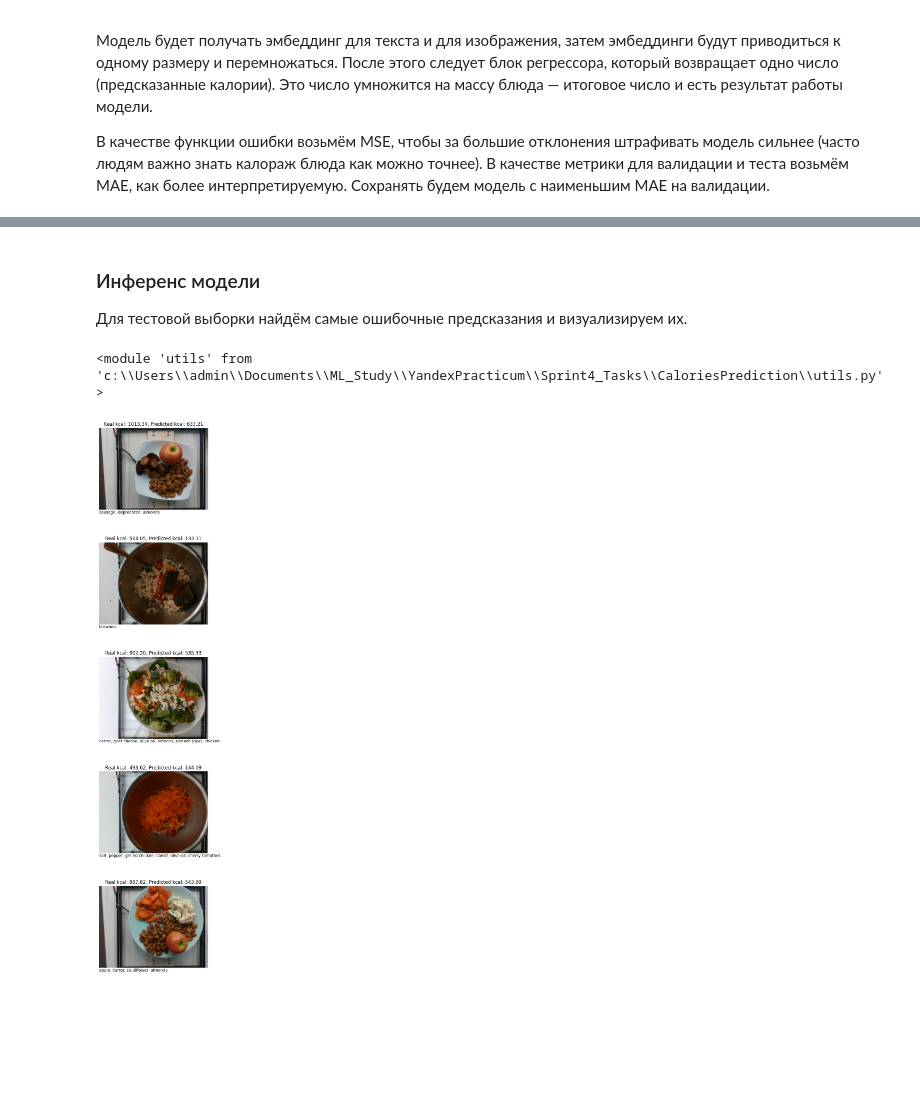
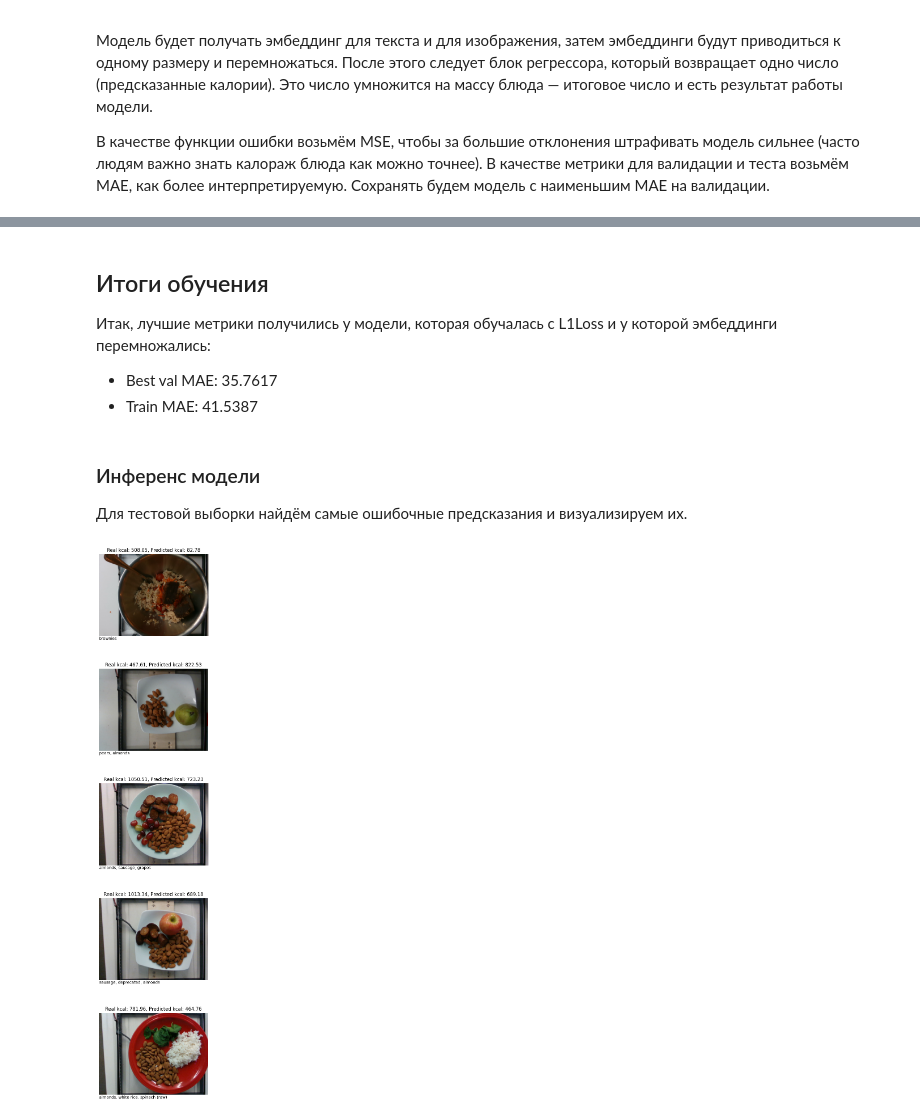
Before and after one commit to Valoisa/Calories_prediction, a Jupyter notebook: solution.ipynb, the cells around one changed output, grey strips where cells are left out. Saved outputs shown, nothing was run; the diff lists cells and outputs as text; code cells hidden in the pictures; blank space fills up the shorter version.

```diff
--- a/solution.ipynb
+++ b/solution.ipynb
@@ -204,0 +241,4 @@ Test MAE after 10 epochs of train: 45.7813
+# %%
+mae_concat_cfg = Config()
+mae_concat_cfg.LOSS = 'MAE'
+train(mae_concat_cfg, device)
@@ -204,0 +266,5 @@ Test MAE after 10 epochs of train: 45.7813
+# %%
+mae_mul_cfg = Config()
+mae_mul_cfg.LOSS = 'MAE'
+mae_mul_cfg.FUSION = 'mul'
+train(mae_mul_cfg, device)
@@ -204,0 +292,5 @@ Test MAE after 10 epochs of train: 45.7813
+# %%
+mae_sum_cfg = Config()
+mae_sum_cfg.LOSS = 'MAE'
+mae_sum_cfg.FUSION = 'sum'
+train(mae_sum_cfg, device)
@@ -205,43 +315,49 @@ Test MAE after 10 epochs of train: 45.7813
+# %% [markdown]
+## Итоги обучения
+
+Итак, лучшие метрики получились у модели, которая обучалась с L1Loss и у которой эмбеддинги перемножались:
+* Best val MAE: 35.7617
+* Train MAE: 41.5387
 # %% [markdown]
 ### Инференс модели
 Для тестовой выборки найдём самые ошибочные предсказания и визуализируем их.
-# %%
-import utils
-import importlib
-
-importlib.reload(utils)
-# %% [output]
-<module 'utils' from 'c:\\Users\\admin\\Documents\\ML_Study\\YandexPracticum\\Sprint4_Tasks\\CaloriesPrediction\\utils.py'>
 # %%
-from utils import test_model_inferece
+from train_utils import test_model_inferece
 from dataset import get_ingredients_dict, convert_to_recipe
 
 
-_, ids, errors = test_model_inferece(cfg, device)
+_, ids, errors = test_model_inferece(mae_mul_cfg, device)
 # %%
+import matplotlib.pyplot as plt
+
+import os
+
+from PIL import Image
+
+
 fig = plt.figure(figsize=(20,30))
 plt.subplots_adjust(hspace=0.4)
 n = len(ids)
-ingredients_dict = get_ingredients_dict(cfg)
+ingredients_dict = get_ingredients_dict(mae_mul_cfg)
 
 for i, (id, error) in enumerate(zip(ids, errors)):
     imgpath = os.path.join(data_folder, images_folder, id, 'rgb.png')
     image = Image.open(imgpath)
     size = (image.size[0] // 2, image.size[1] // 2)
     image = image.resize(size)
 
     row = dish_df[dish_df['dish_id'] == id]
     kcal = row['total_calories'].to_list()[0]
     ingrs = convert_to_recipe(';'.join(row['ingredients'].to_list()[0]), ingredients_dict)
     pred = error + kcal
 
     plt.subplot(n+1, 1, i+1)
     plt.imshow(image)
     plt.axis('off')
     plt.title(f'Real kcal: {kcal:.2f}, Predicted kcal: {pred:.2f}')
     plt.text(0, size[1]+10, ingrs)
 
 plt.show()
 # %% [output]
-[figure, old version]
+[figure, new version]
 # %% [markdown]
```
Also changed, not shown: parts of 11 cells of this notebook, 9 other files.
